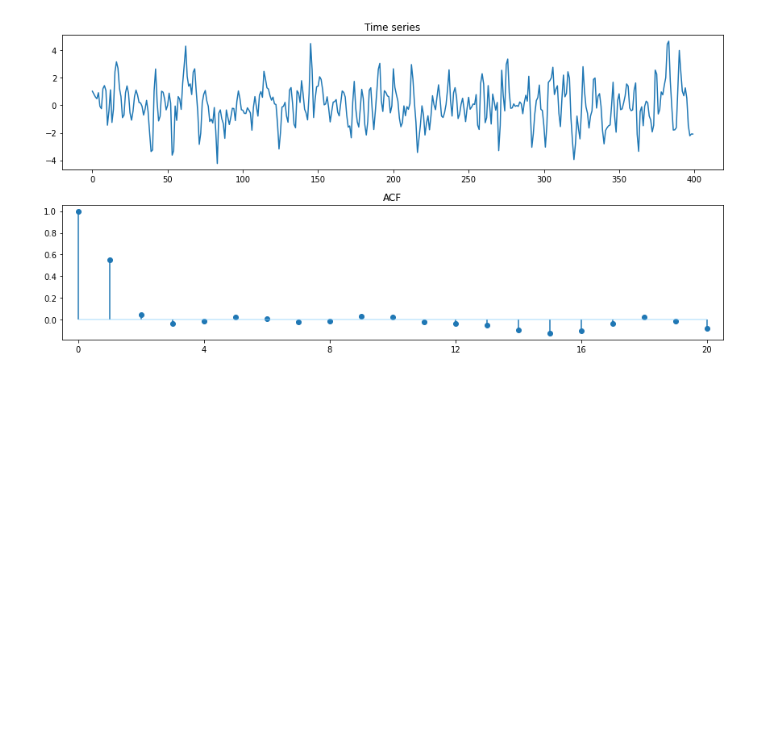
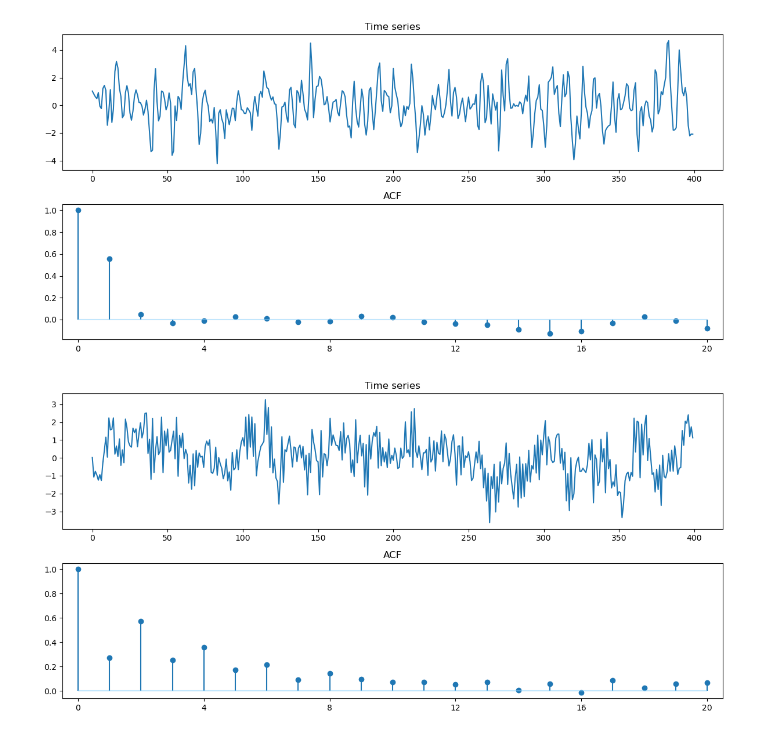
Before and after one commit to BI-DS/GRA-4153, a Jupyter notebook: exercises/ts.ipynb, the cells around one changed output. Saved outputs shown, nothing was run; the diff lists cells and outputs as text; code cells hidden in the pictures; blank space fills up the shorter version.

```diff
--- a/exercises/ts.ipynb
+++ b/exercises/ts.ipynb
@@ -6,29 +6,34 @@ import math as mth
 # %%
 # (2.2.6)
 
 def plot_ts_acf(X, nlags = 20, figsize = (12, 6)):
 
     fig, axes = plt.subplots(2, 1, figsize = figsize)
     x = range(nlags + 1)
     acf = sm.tsa.acf(X, nlags = nlags)
     titles = ["Time series", "ACF"]
 
     axes[0].plot(range(len(X)), X)
     axes[1].scatter(x, acf)
     axes[1].vlines(x, 0, acf, color = "tab:blue")
     axes[1].hlines(0, 0, nlags, color = "lightskyblue", alpha  =0.5)
     axes[1].set_xlim(-0.5, nlags + 0.5)
     axes[1].set_xticks([i * 4 for i in range(mth.floor(nlags/4) + 1)])
     for (i, ax) in enumerate(axes):
         ax.set_title(titles[i])
     fig.tight_layout()
     plt.show()
 
-# Only (a) is causal.
+# Only (a) and (b) are causal.
 np.random.seed(457334)
 
 arma = sm.tsa.ArmaProcess(ar = [1.0, -0.1], ma = [1.0, 0.9])
 X = arma.generate_sample(nsample = 800)
 plot_ts_acf(X[400:])
+
+arma = sm.tsa.ArmaProcess(ar = [1.0, -0.2, -0.5], ma = [1.0])
+X = arma.generate_sample(nsample = 800)
+plot_ts_acf(X[400:])
 # %% [output]
-[figure, old version]
+[figure, new version]
+[figure, added]
```
